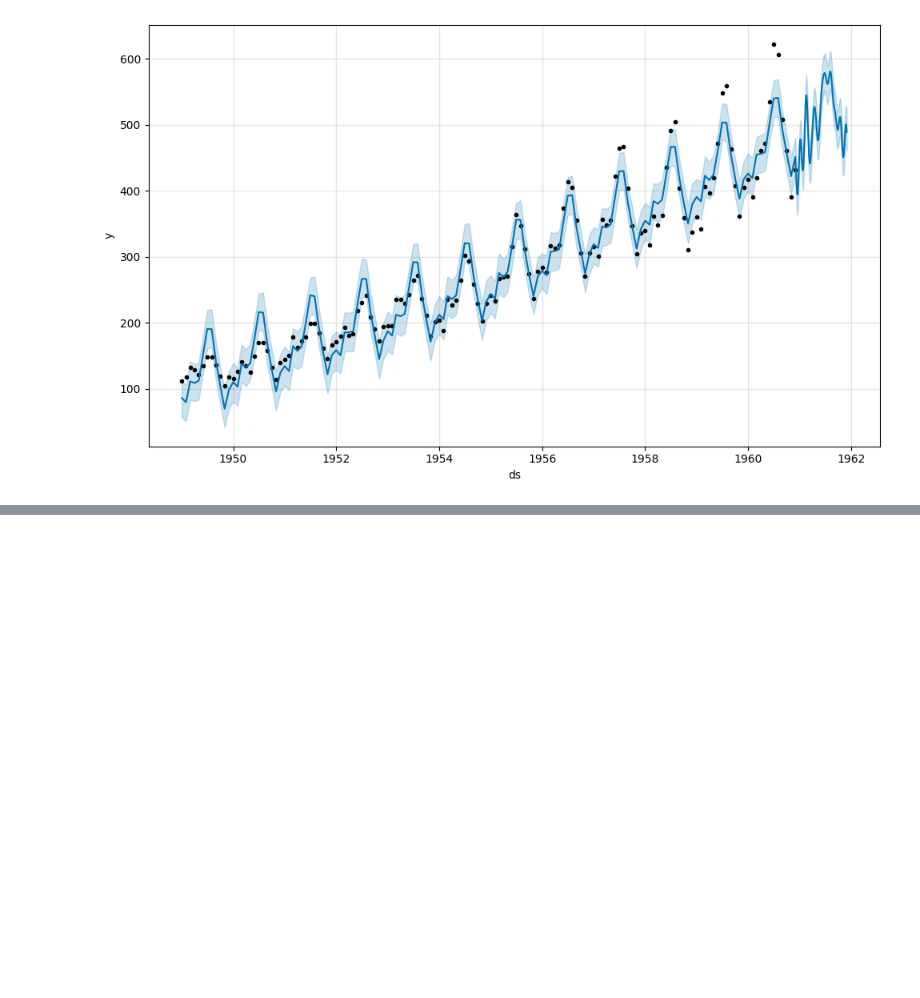
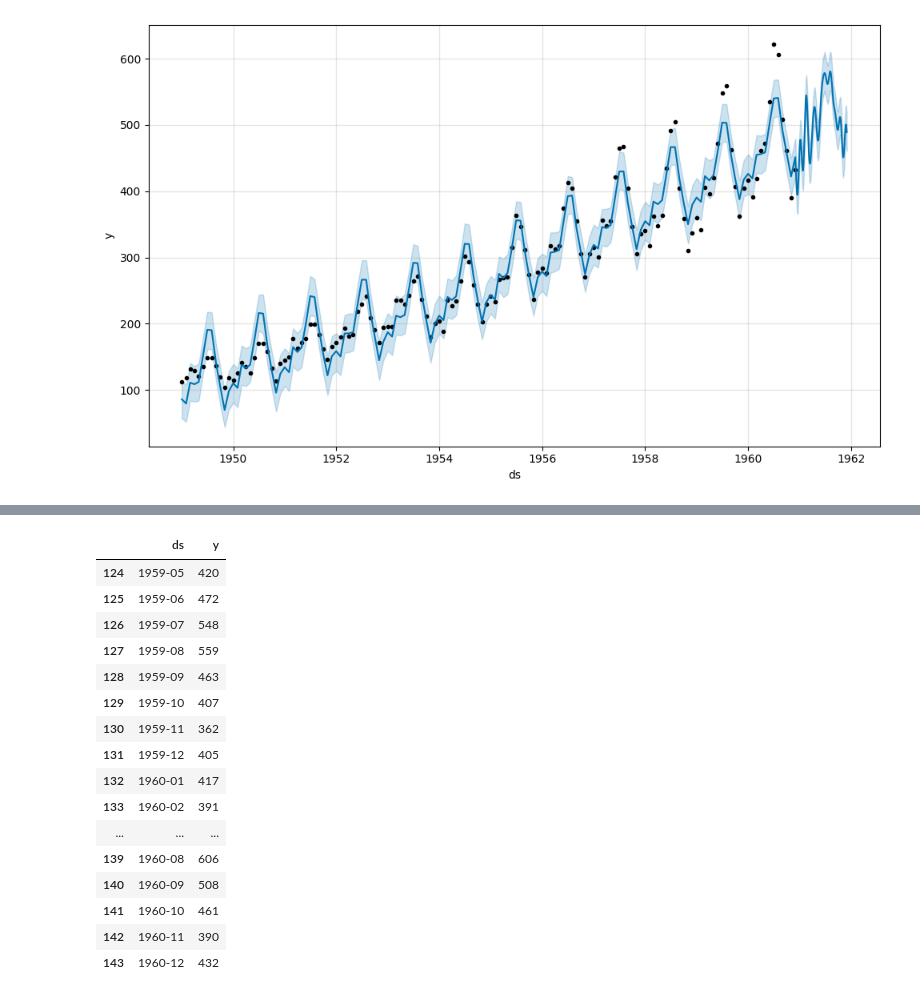
Before and after one commit to Divyesh-Nakrani/time-series-using-prophet, a Jupyter notebook: using_fbprophet.ipynb, the cells around one changed output, grey strips where cells are left out. Drawn from its saved outputs; the diff is of its cells as text; code cells hidden in the pictures; blank space fills up the shorter version.

```diff
--- a/using_fbprophet.ipynb
+++ b/using_fbprophet.ipynb
@@ -168,0 +185,20 @@ plott=plot_cross_validation_metric(df_cv,metric='rmse')
+# %%
+df.tail(20)
+# %% [output]
+|  | ds | y |
+| 124 | 1959-05 | 420 |
+| 125 | 1959-06 | 472 |
+| 126 | 1959-07 | 548 |
+| 127 | 1959-08 | 559 |
+| 128 | 1959-09 | 463 |
+| 129 | 1959-10 | 407 |
+| 130 | 1959-11 | 362 |
+| 131 | 1959-12 | 405 |
+| 132 | 1960-01 | 417 |
+| 133 | 1960-02 | 391 |
+| ... | ... | ... |
+| 139 | 1960-08 | 606 |
+| 140 | 1960-09 | 508 |
+| 141 | 1960-10 | 461 |
+| 142 | 1960-11 | 390 |
+| 143 | 1960-12 | 432 |
```
Also changed, not shown: parts of 9 cells of this notebook.
